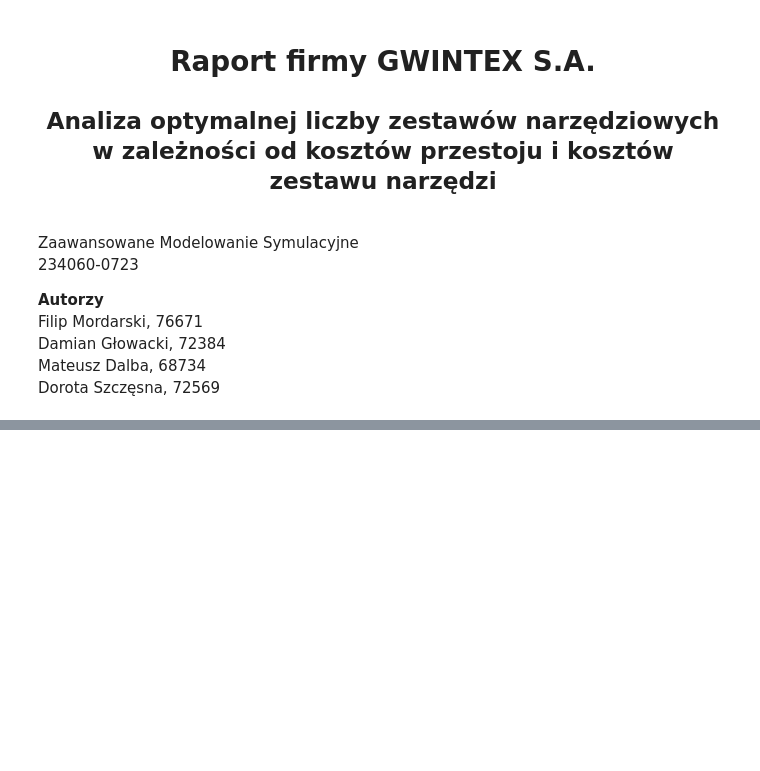
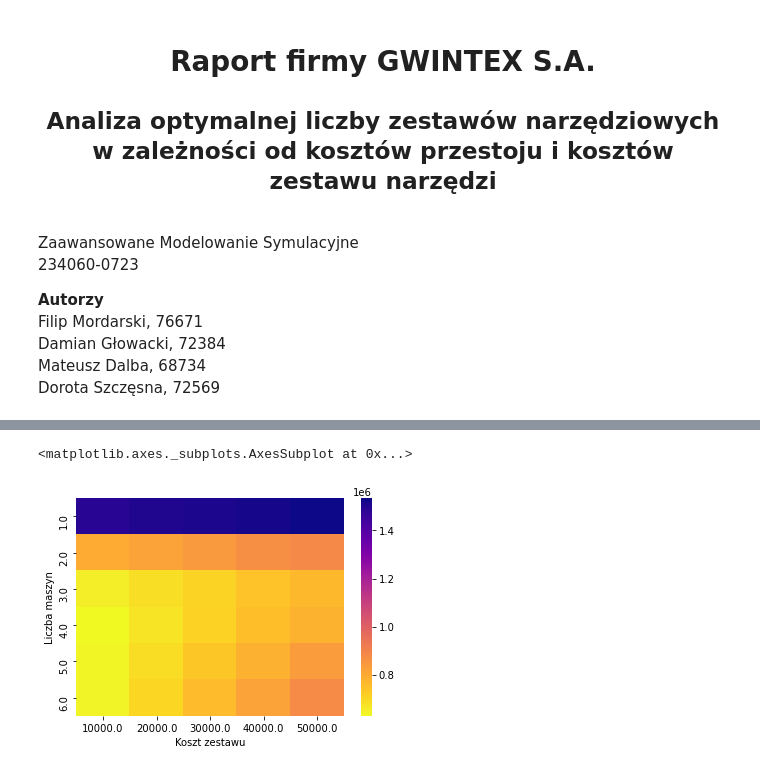
Before and after one commit to fmordarski/Gwintex, a Jupyter notebook: Raport_GWINTEX.ipynb, the cells around one changed output, grey strips where cells are left out. Drawn from its saved outputs; the diff is of its cells as text; code cells hidden in the pictures; blank space fills up the shorter version.

```diff
--- a/Raport_GWINTEX.ipynb
+++ b/Raport_GWINTEX.ipynb
@@ -38,13 +42,15 @@ iterations = 10
 c = 1.5
 
 # koszt instalacji
-cost_inst = 20
+cost_inst = 500
 
 # koszt narzedzia
 m_cost = 2
 # %%
-def model(horizon, avg_working_time, avg_repair_time, n, m, setup, c, cost_inst, m_cost):
+def model(horizon, avg_working_time, avg_repair_time, n, m, setup, c, cost_inst, m_cost, seed):
     # setup - układ liniowy "L" lub gniazdowy "G"
+
+    sc.random.seed(seed)
 
     # horyzont działania w minutach
     horizon = horizon * 24 * 60
@@ -184,7 +190,7 @@ def run_model (iterations, horizon, avg_working_time, avg_repair_time, n, m, set
     avg_t_cum = []
     avg_t_cost = []
     for i in range (iterations):
-        x = model( horizon, avg_working_time, avg_repair_time, n, m, setup, c, cost_inst, m_cost)
+        x = model(horizon, avg_working_time, avg_repair_time, n, m, setup, c, cost_inst, m_cost, i)
         avg_t_cum.append(x[0])
         avg_t_cost.append(x[1])
     return (list(map(np.mean, np.transpose(avg_t_cum))), np.mean(avg_t_cost))
@@ -200,0 +211,23 @@ run_model(iterations, horizon, avg_working_time, avg_repair_time, n, m, "G", c,
+# %%
+unit_costs = range(5, 21, 5)
+machine_costs = range(10000, 50001, 10000)
+machines = range(1, 7)
+results = {}
+cost_inst = 20000
+data = pd.DataFrame()
+
+for m in machines:
+    for c in unit_costs:
+        for m_cost in machine_costs:
+            results[(m, c, m_cost, "G")] = run_model(iterations, horizon, avg_working_time, avg_repair_time,
+                                             n, m, "G", c, cost_inst, m_cost)[1]
+            results[(m, c, m_cost, "L")] = run_model(iterations, horizon, avg_working_time, avg_repair_time,
+                                             n, m, "L", c, cost_inst, m_cost)[1]
+            print("Dla liczby zestawów narzędzi równej ", m,
+                  "oraz kosztu jednostkowego przestoju: ", c, "i kosztu zestawu narzędzi: ",
+                  m_cost, " całkowity koszt w układzie liniowym wynosi: ", round(results[(m, c, m_cost, "L")], 2),
+                  ", natomiast w układzie gniazdowym: ", round(results[(m, c, m_cost, "G")], 2), "\n")
+            data = data.append({"Liczba maszyn": m, "Koszt jedn.": c, "Koszt zestawu": m_cost, "Ustawienie": "G",
+                            "Calkowity koszt": results[(m, c, m_cost, "G")]}, ignore_index=True)
+            data = data.append({"Liczba maszyn": m, "Koszt jedn.": c, "Koszt zestawu": m_cost, "Ustawienie": "L",
+                            "Calkowity koszt": results[(m, c, m_cost, "L")]}, ignore_index=True)
@@ -200,0 +268,8 @@ run_model(iterations, horizon, avg_working_time, avg_repair_time, n, m, "G", c,
+# %%
+data_l = data[(data['Ustawienie']=='L') & (data['Koszt jedn.']==15)].reset_index()
+data_g = data[data['Ustawienie']=='G']
+df_pivot_l = data_l.pivot("Liczba maszyn", "Koszt zestawu", "Calkowity koszt")
+sns.heatmap(df_pivot_l, cmap=cm.plasma_r)
+# %% [output]
+<matplotlib.axes._subplots.AxesSubplot at 0x...>
+[figure, added]
```
Also changed, not shown: parts of 5 cells of this notebook.
